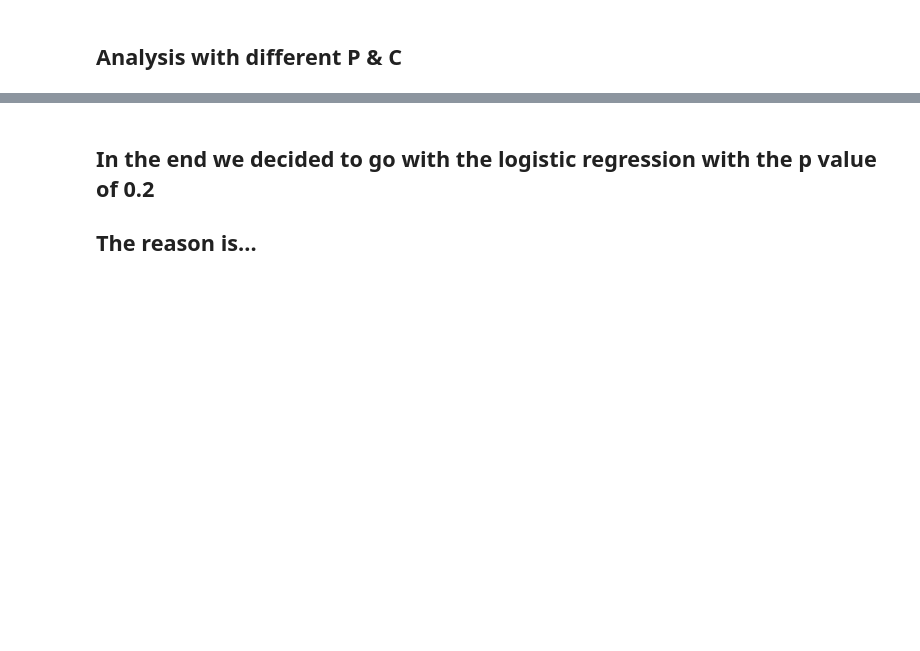
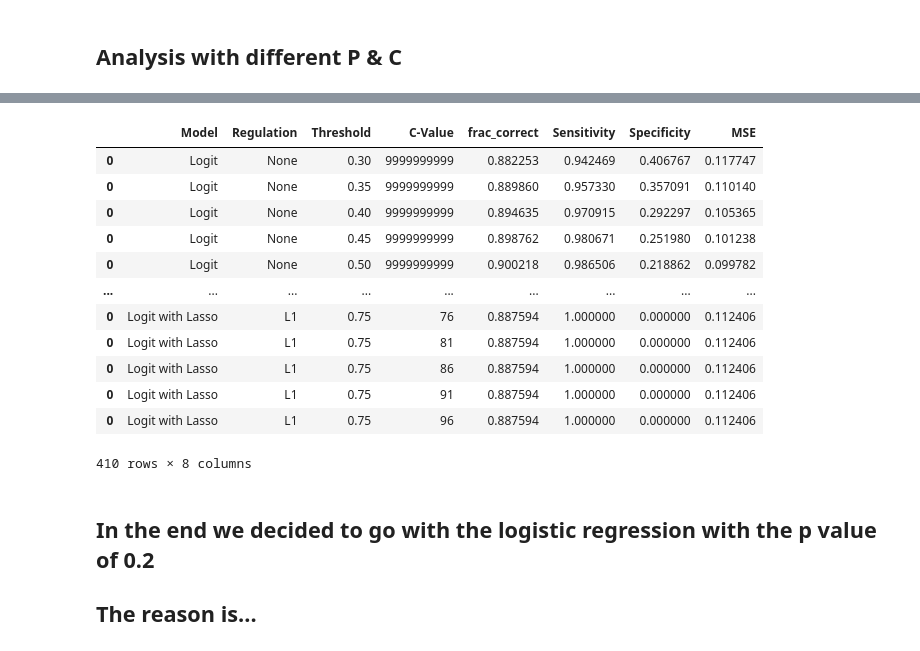
Before and after one commit to Liomat97/AQM-UCI-Machine-Learning, a Jupyter notebook: AQM Test.ipynb, the cells around one changed output, grey strips where cells are left out. Saved outputs shown, nothing was run; the diff lists cells and outputs as text; code cells hidden in the pictures; blank space fills up the shorter version.

```diff
--- a/AQM Test.ipynb
+++ b/AQM Test.ipynb
@@ -651,0 +700,22 @@ Specificity  :  0.5500359971202304
+# %%
+main_results = pd.DataFrame()
+main_results = main_results.append(result_logit1)
+main_results = main_results.append(result_logit_ridge)
+main_results = main_results.append(result_logit_lasso)
+main_results.rename(columns= {0 : 'Model', 1 : 'Regulation', 2 : 'Threshold', 3: 'C-Value', 4 : 'frac_correct', 5 : 'Sensitivity', 6 : 'Specificity', 7 : 'MSE' }, inplace = True)
+main_results.to_excel('Main_results.xlsx')
+main_results
+# %% [output]
+|  | Model | Regulation | Threshold | C-Value | frac_correct | Sensitivity | Specificity | MSE |
+| 0 | Logit | None | 0.30 | 9999999999 | 0.882253 | 0.942469 | 0.406767 | 0.117747 |
+| 0 | Logit | None | 0.35 | 9999999999 | 0.889860 | 0.957330 | 0.357091 | 0.110140 |
+| 0 | Logit | None | 0.40 | 9999999999 | 0.894635 | 0.970915 | 0.292297 | 0.105365 |
+| 0 | Logit | None | 0.45 | 9999999999 | 0.898762 | 0.980671 | 0.251980 | 0.101238 |
+| 0 | Logit | None | 0.50 | 9999999999 | 0.900218 | 0.986506 | 0.218862 | 0.099782 |
+| ... | ... | ... | ... | ... | ... | ... | ... | ... |
+| 0 | Logit with Lasso | L1 | 0.75 | 76 | 0.887594 | 1.000000 | 0.000000 | 0.112406 |
+| 0 | Logit with Lasso | L1 | 0.75 | 81 | 0.887594 | 1.000000 | 0.000000 | 0.112406 |
+| 0 | Logit with Lasso | L1 | 0.75 | 86 | 0.887594 | 1.000000 | 0.000000 | 0.112406 |
+| 0 | Logit with Lasso | L1 | 0.75 | 91 | 0.887594 | 1.000000 | 0.000000 | 0.112406 |
+| 0 | Logit with Lasso | L1 | 0.75 | 96 | 0.887594 | 1.000000 | 0.000000 | 0.112406 |
+410 rows × 8 columns
```
Also changed, not shown: parts of 28 cells of this notebook, 1 other file.
